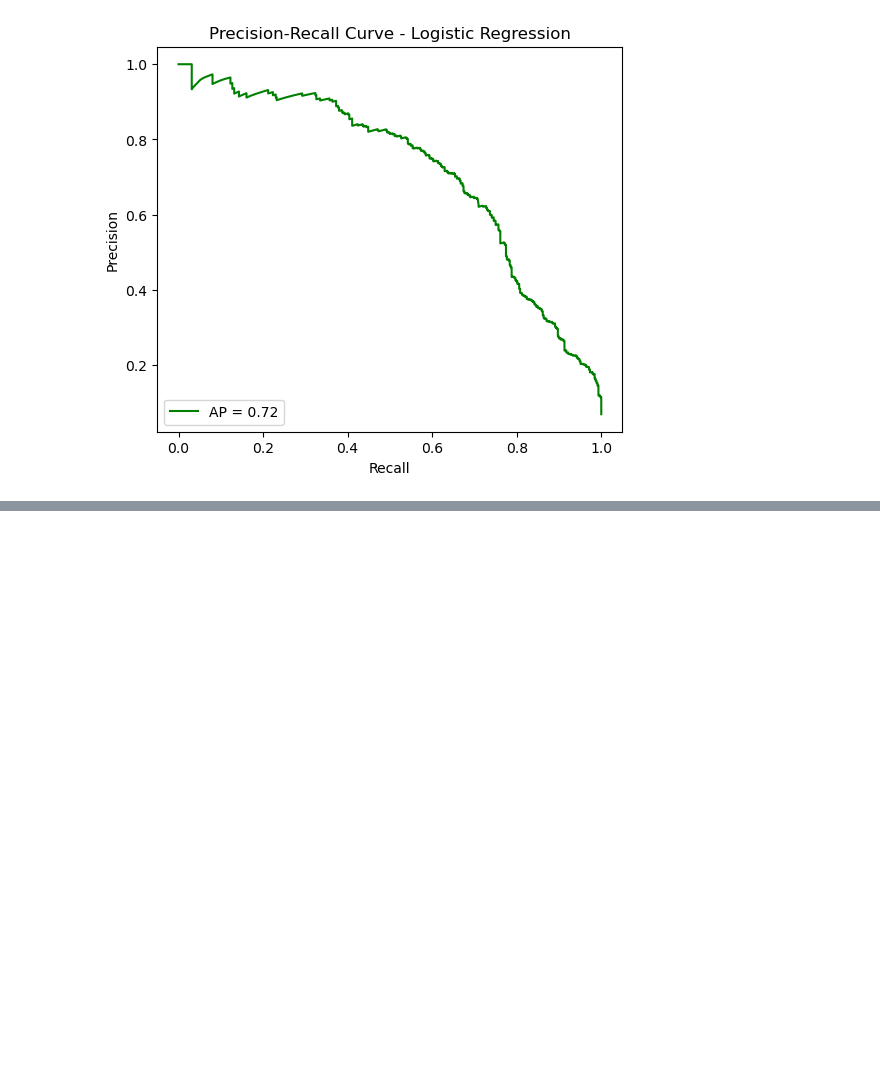
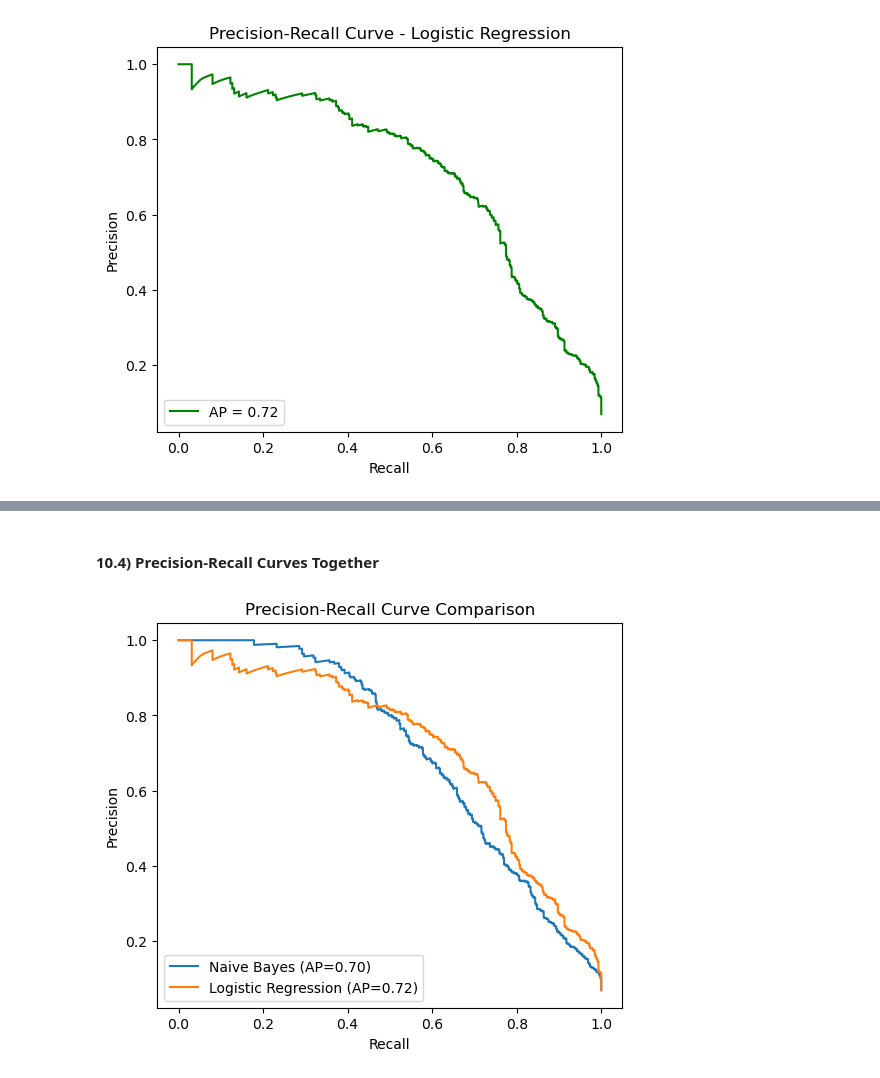
Before and after one commit to pabisha0098/Applied-Machine-Learning, a Jupyter notebook: 22067308 Pabisha Bhatta.ipynb, the cells around one changed output, grey strips where cells are left out. Cells and saved outputs as stored; diff of their text form; code cells hidden in the pictures; blank space fills up the shorter version.

```diff
--- a/22067308 Pabisha Bhatta.ipynb
+++ b/22067308 Pabisha Bhatta.ipynb
@@ -283,0 +391,20 @@ plot_precision_recall_curve(y_test, lr_probs, "Precision-Recall Curve - Logistic
+# %% [markdown]
+#### 10.4) Precision-Recall Curves Together
+# %%
+plt.figure(figsize=(6,5))
+
+# Naive Bayes
+precision_nb, recall_nb, _ = precision_recall_curve(y_test, nb_probs)
+plt.plot(recall_nb, precision_nb, label=f'Naive Bayes (AP={average_precision_score(y_test, nb_probs):.2f})')
+
+# Logistic Regression
+precision_lr, recall_lr, _ = precision_recall_curve(y_test, lr_probs)
+plt.plot(recall_lr, precision_lr, label=f'Logistic Regression (AP={average_precision_score(y_test, lr_probs):.2f})')
+
+plt.title("Precision-Recall Curve Comparison")
+plt.xlabel("Recall")
+plt.ylabel("Precision")
+plt.legend(loc='lower left')
+plt.show()
+# %% [output]
+[figure, added]
```
Also changed, not shown: parts of 11 cells of this notebook.
